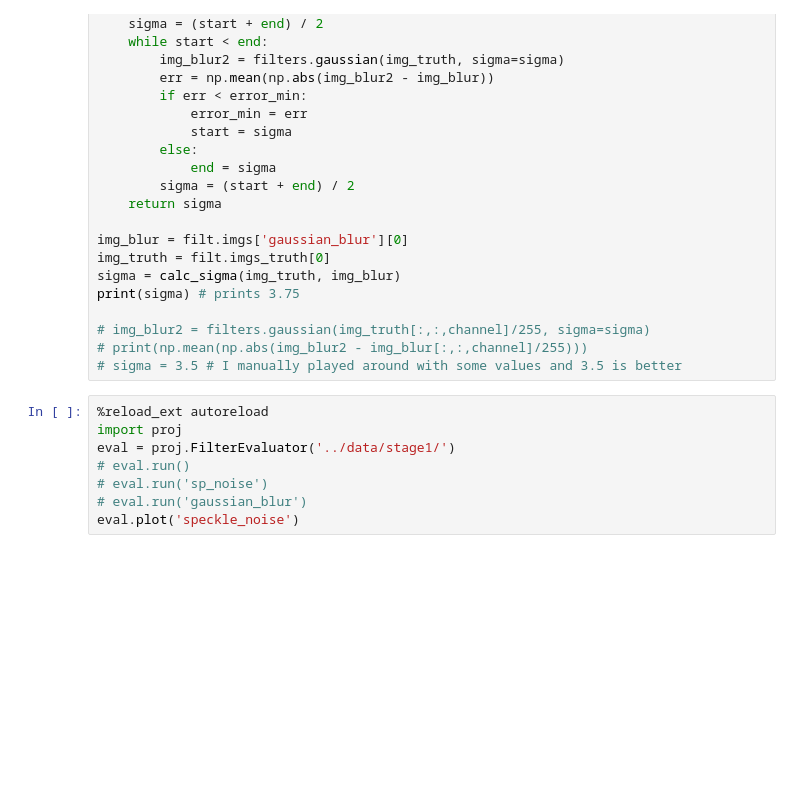
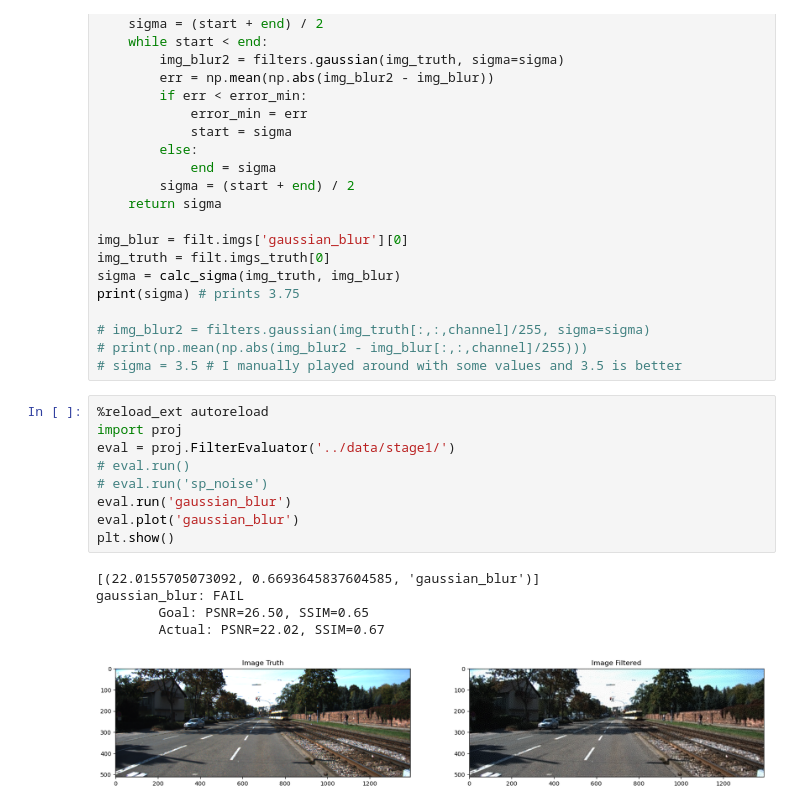
Before and after one commit to hershey890/ece188, a Jupyter notebook: scripts/stage1.ipynb, the cells around one changed output. Cells and saved outputs as stored; diff of their text form; blank space fills up the shorter version.

Commit message:
Wiener gaussian deblurring hits 23.10 and 0.78. TODO: motion blur

```diff
--- a/scripts/stage1.ipynb
+++ b/scripts/stage1.ipynb
@@ -118,8 +121,15 @@ print(sigma) # prints 3.75
 # %%
 %reload_ext autoreload
 import proj
 eval = proj.FilterEvaluator('../data/stage1/')
 # eval.run()
 # eval.run('sp_noise')
-# eval.run('gaussian_blur')
-eval.plot('speckle_noise')
+eval.run('gaussian_blur')
+eval.plot('gaussian_blur')
+plt.show()
+# %% [output]
+[(22.0155705073092, 0.6693645837604585, 'gaussian_blur')]
+gaussian_blur: FAIL
+        Goal: PSNR=26.50, SSIM=0.65
+        Actual: PSNR=22.02, SSIM=0.67
+[figure, added]
```
Also changed, not shown: parts of 6 cells of this notebook, 2 other files.
